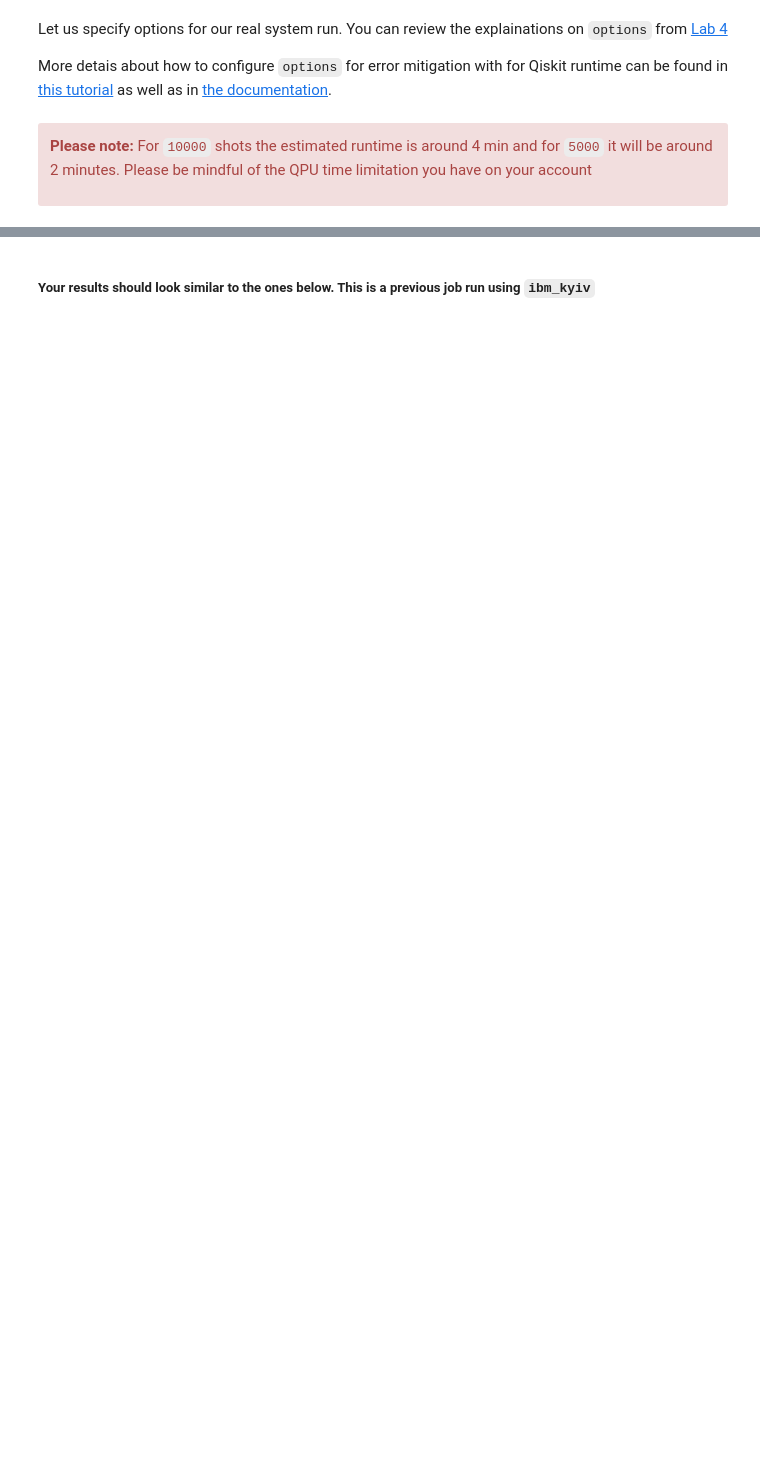
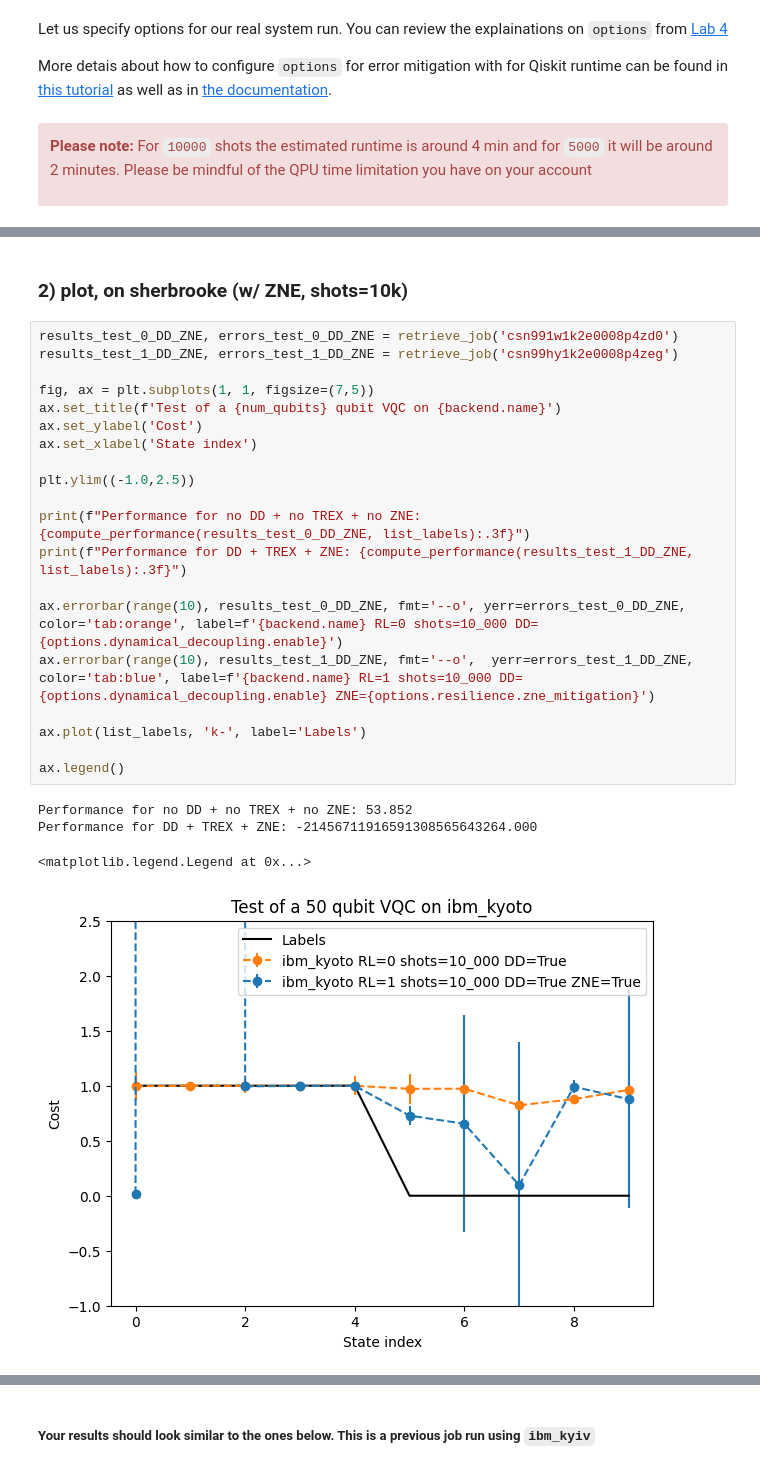
Before and after one commit to GuillermoAbadLopez/ibm-quantum-challenge-2024, a Jupyter notebook: content/lab_bonus/lab-bonus.ipynb, the cells around one changed output, grey strips where cells are left out. Drawn from its saved outputs; the diff is of its cells as text; blank space fills up the shorter version.

```diff
--- a/content/lab_bonus/lab-bonus.ipynb
+++ b/content/lab_bonus/lab-bonus.ipynb
@@ -832,0 +804,27 @@ Status: QUEUED
+# %% [markdown]
+### 2) plot, on sherbrooke (w/ ZNE, shots=10k)
+# %%
+results_test_0_DD_ZNE, errors_test_0_DD_ZNE = retrieve_job('csn991w1k2e0008p4zd0')
+results_test_1_DD_ZNE, errors_test_1_DD_ZNE = retrieve_job('csn99hy1k2e0008p4zeg')
+
+fig, ax = plt.subplots(1, 1, figsize=(7,5))
+ax.set_title(f'Test of a {num_qubits} qubit VQC on {backend.name}')
+ax.set_ylabel('Cost')
+ax.set_xlabel('State index')
+
+plt.ylim((-1.0,2.5))
+
+print(f"Performance for no DD + no TREX + no ZNE: {compute_performance(results_test_0_DD_ZNE, list_labels):.3f}")
+print(f"Performance for DD + TREX + ZNE: {compute_performance(results_test_1_DD_ZNE, list_labels):.3f}")
+
+ax.errorbar(range(10), results_test_0_DD_ZNE, fmt='--o', yerr=errors_test_0_DD_ZNE, color='tab:orange', label=f'{backend.name} RL=0 shots=10_000 DD={options.dynamical_decoupling.enable}')
+ax.errorbar(range(10), results_test_1_DD_ZNE, fmt='--o',  yerr=errors_test_1_DD_ZNE, color='tab:blue', label=f'{backend.name} RL=1 shots=10_000 DD={options.dynamical_decoupling.enable} ZNE={options.resilience.zne_mitigation}')
+
+ax.plot(list_labels, 'k-', label='Labels')
+
+ax.legend()
+# %% [output]
+Performance for no DD + no TREX + no ZNE: 53.852
+Performance for DD + TREX + ZNE: -21456711916591308565643264.000
+<matplotlib.legend.Legend at 0x...>
+[figure, added]
```
Also changed, not shown: parts of 21 cells of this notebook.
